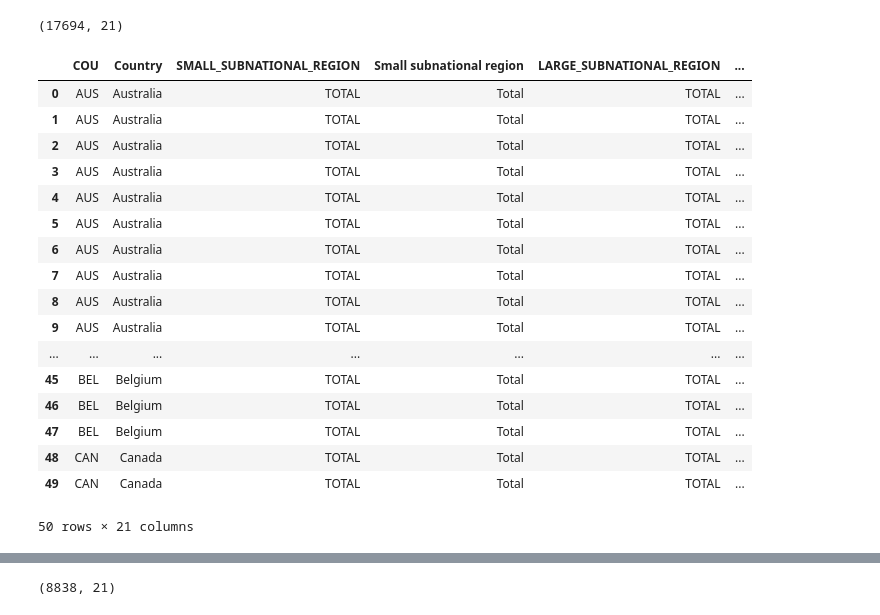
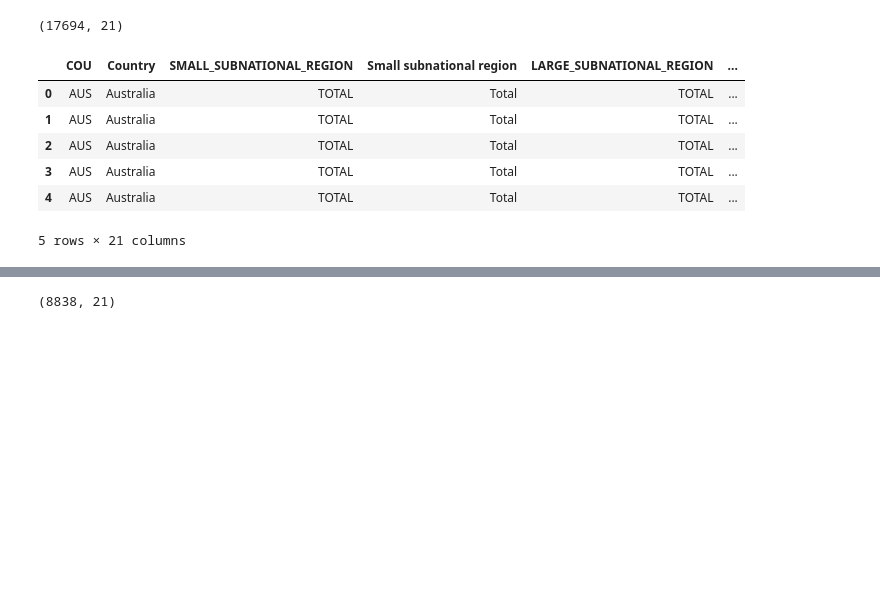
Before and after one commit to MarkusKiesel93/DOPPThreatenedSpecies, a Jupyter notebook: land_cover.ipynb, the cells around one changed output, grey strips where cells are left out. Cells and saved outputs as stored; diff of their text form; code cells hidden in the pictures; blank space fills up the shorter version.

```diff
--- a/land_cover.ipynb
+++ b/land_cover.ipynb
@@ -21,26 +21,15 @@ land_cover.shape
 # %% [output]
 (17694, 21)
 # %%
-land_cover.head(50)
+land_cover.head()
 # %% [output]
 |  | COU | Country | SMALL_SUBNATIONAL_REGION | Small subnational region | LARGE_SUBNATIONAL_REGION | ... |
 | 0 | AUS | Australia | TOTAL | Total | TOTAL | ... |
 | 1 | AUS | Australia | TOTAL | Total | TOTAL | ... |
 | 2 | AUS | Australia | TOTAL | Total | TOTAL | ... |
 | 3 | AUS | Australia | TOTAL | Total | TOTAL | ... |
 | 4 | AUS | Australia | TOTAL | Total | TOTAL | ... |
-| 5 | AUS | Australia | TOTAL | Total | TOTAL | ... |
-| 6 | AUS | Australia | TOTAL | Total | TOTAL | ... |
-| 7 | AUS | Australia | TOTAL | Total | TOTAL | ... |
-| 8 | AUS | Australia | TOTAL | Total | TOTAL | ... |
-| 9 | AUS | Australia | TOTAL | Total | TOTAL | ... |
-| ... | ... | ... | ... | ... | ... | ... |
-| 45 | BEL | Belgium | TOTAL | Total | TOTAL | ... |
-| 46 | BEL | Belgium | TOTAL | Total | TOTAL | ... |
-| 47 | BEL | Belgium | TOTAL | Total | TOTAL | ... |
-| 48 | CAN | Canada | TOTAL | Total | TOTAL | ... |
-| 49 | CAN | Canada | TOTAL | Total | TOTAL | ... |
-50 rows × 21 columns
+5 rows × 21 columns
 # %%
 #number of unique values per column
 land_cover.nunique()
```
